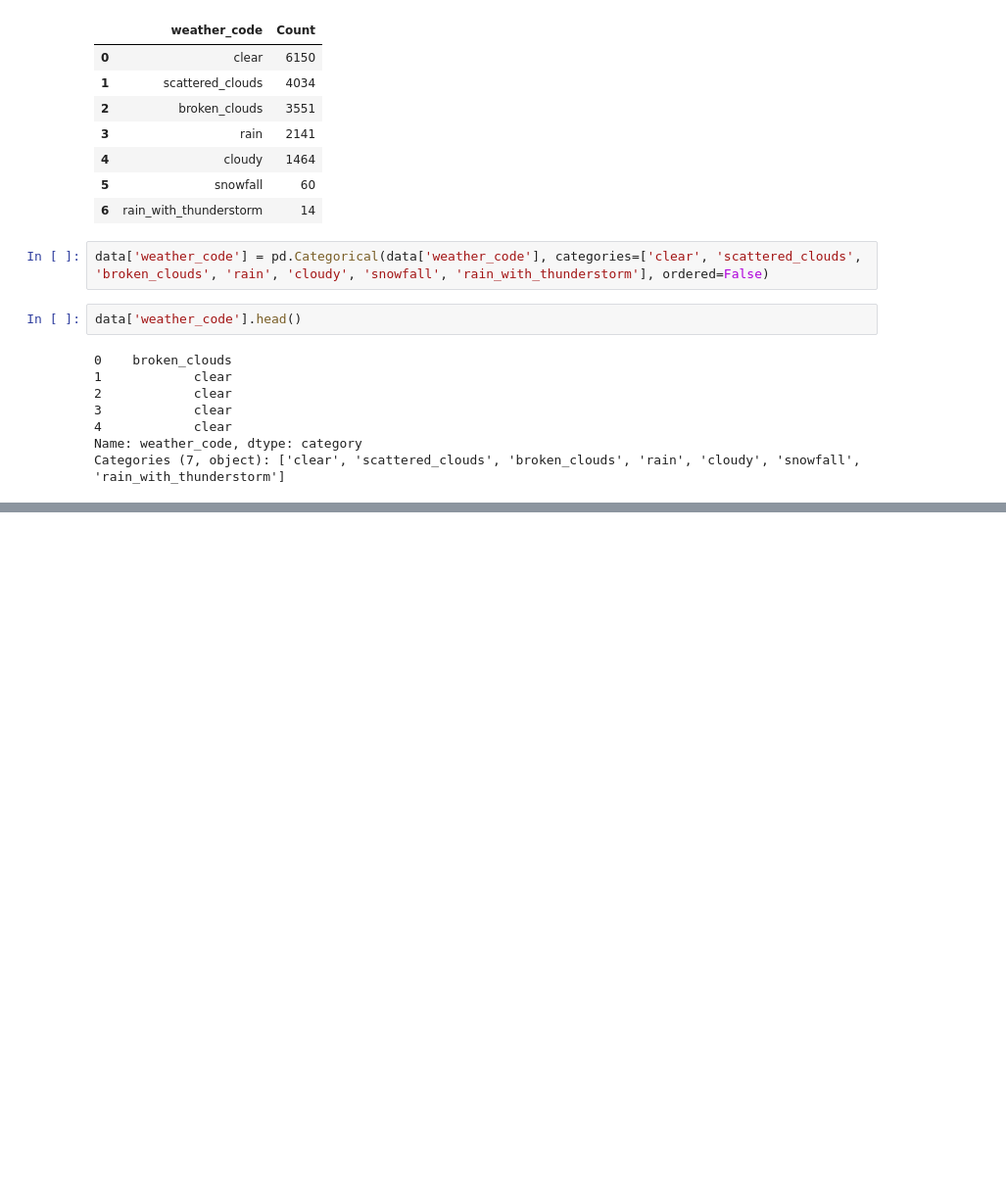
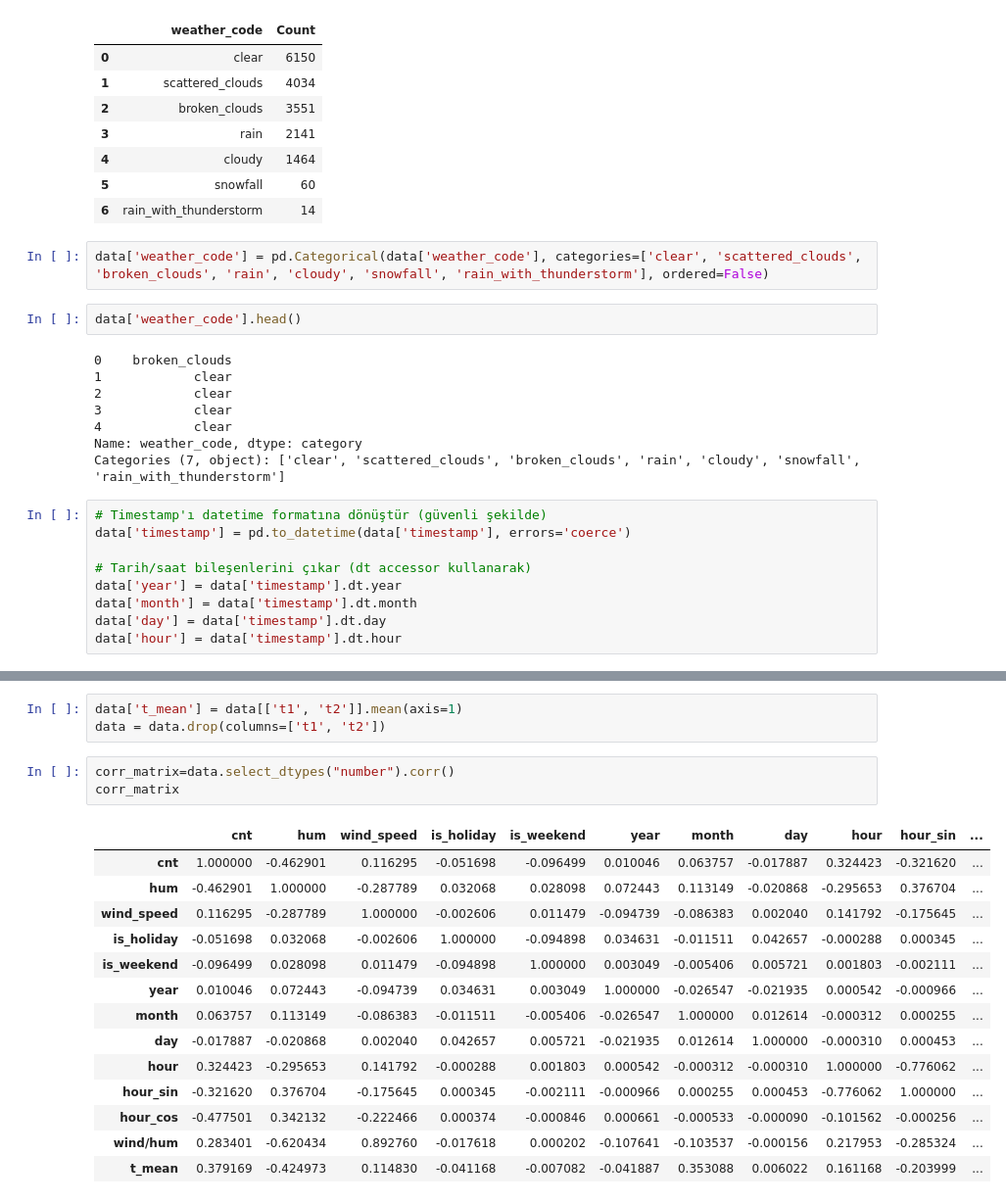
Before and after one commit to SumeyraBayrak/Predictive-Analytics-and-Data-Exploration-Projects, a Jupyter notebook: taslak.ipynb, the cells around one changed output, grey strips where cells are left out. Shown: that part at 98% size. Cells and saved outputs as stored; diff of their text form; blank space fills up the shorter version.

```diff
--- a/taslak.ipynb
+++ b/taslak.ipynb
@@ -501,3 +366,12 @@ data['weather_code'].head()
 4            clear
 Name: weather_code, dtype: category
 Categories (7, object): ['clear', 'scattered_clouds', 'broken_clouds', 'rain', 'cloudy', 'snowfall', 'rain_with_thunderstorm']
+# %%
+# Timestamp'ı datetime formatına dönüştür (güvenli şekilde)
+data['timestamp'] = pd.to_datetime(data['timestamp'], errors='coerce')
+
+# Tarih/saat bileşenlerini çıkar (dt accessor kullanarak)
+data['year'] = data['timestamp'].dt.year
+data['month'] = data['timestamp'].dt.month
+data['day'] = data['timestamp'].dt.day
+data['hour'] = data['timestamp'].dt.hour
@@ -503,0 +530,21 @@ Categories (7, object): ['clear', 'scattered_clouds', 'broken_clouds', 'rain', '
+# %%
+data['t_mean'] = data[['t1', 't2']].mean(axis=1)
+data = data.drop(columns=['t1', 't2'])
+# %%
+corr_matrix=data.select_dtypes("number").corr()
+corr_matrix
+# %% [output]
+|  | cnt | hum | wind_speed | is_holiday | is_weekend | year | month | day | hour | hour_sin | ... |
+| cnt | 1.000000 | -0.462901 | 0.116295 | -0.051698 | -0.096499 | 0.010046 | 0.063757 | -0.017887 | 0.324423 | -0.321620 | ... |
+| hum | -0.462901 | 1.000000 | -0.287789 | 0.032068 | 0.028098 | 0.072443 | 0.113149 | -0.020868 | -0.295653 | 0.376704 | ... |
+| wind_speed | 0.116295 | -0.287789 | 1.000000 | -0.002606 | 0.011479 | -0.094739 | -0.086383 | 0.002040 | 0.141792 | -0.175645 | ... |
+| is_holiday | -0.051698 | 0.032068 | -0.002606 | 1.000000 | -0.094898 | 0.034631 | -0.011511 | 0.042657 | -0.000288 | 0.000345 | ... |
+| is_weekend | -0.096499 | 0.028098 | 0.011479 | -0.094898 | 1.000000 | 0.003049 | -0.005406 | 0.005721 | 0.001803 | -0.002111 | ... |
+| year | 0.010046 | 0.072443 | -0.094739 | 0.034631 | 0.003049 | 1.000000 | -0.026547 | -0.021935 | 0.000542 | -0.000966 | ... |
+| month | 0.063757 | 0.113149 | -0.086383 | -0.011511 | -0.005406 | -0.026547 | 1.000000 | 0.012614 | -0.000312 | 0.000255 | ... |
+| day | -0.017887 | -0.020868 | 0.002040 | 0.042657 | 0.005721 | -0.021935 | 0.012614 | 1.000000 | -0.000310 | 0.000453 | ... |
+| hour | 0.324423 | -0.295653 | 0.141792 | -0.000288 | 0.001803 | 0.000542 | -0.000312 | -0.000310 | 1.000000 | -0.776062 | ... |
+| hour_sin | -0.321620 | 0.376704 | -0.175645 | 0.000345 | -0.002111 | -0.000966 | 0.000255 | 0.000453 | -0.776062 | 1.000000 | ... |
+| hour_cos | -0.477501 | 0.342132 | -0.222466 | 0.000374 | -0.000846 | 0.000661 | -0.000533 | -0.000090 | -0.101562 | -0.000256 | ... |
+| wind/hum | 0.283401 | -0.620434 | 0.892760 | -0.017618 | 0.000202 | -0.107641 | -0.103537 | -0.000156 | 0.217953 | -0.285324 | ... |
+| t_mean | 0.379169 | -0.424973 | 0.114830 | -0.041168 | -0.007082 | -0.041887 | 0.353088 | 0.006022 | 0.161168 | -0.203999 | ... |
```
Also changed, not shown: parts of 10 cells of this notebook.
